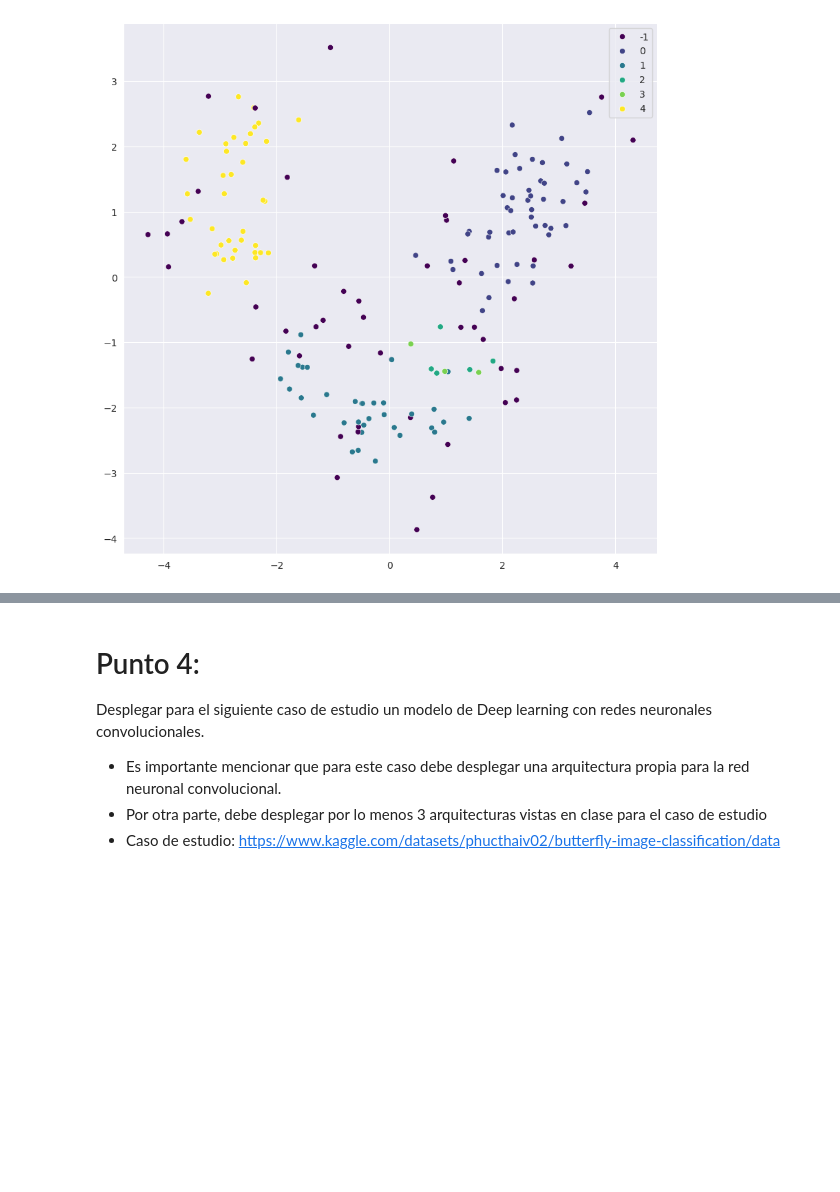
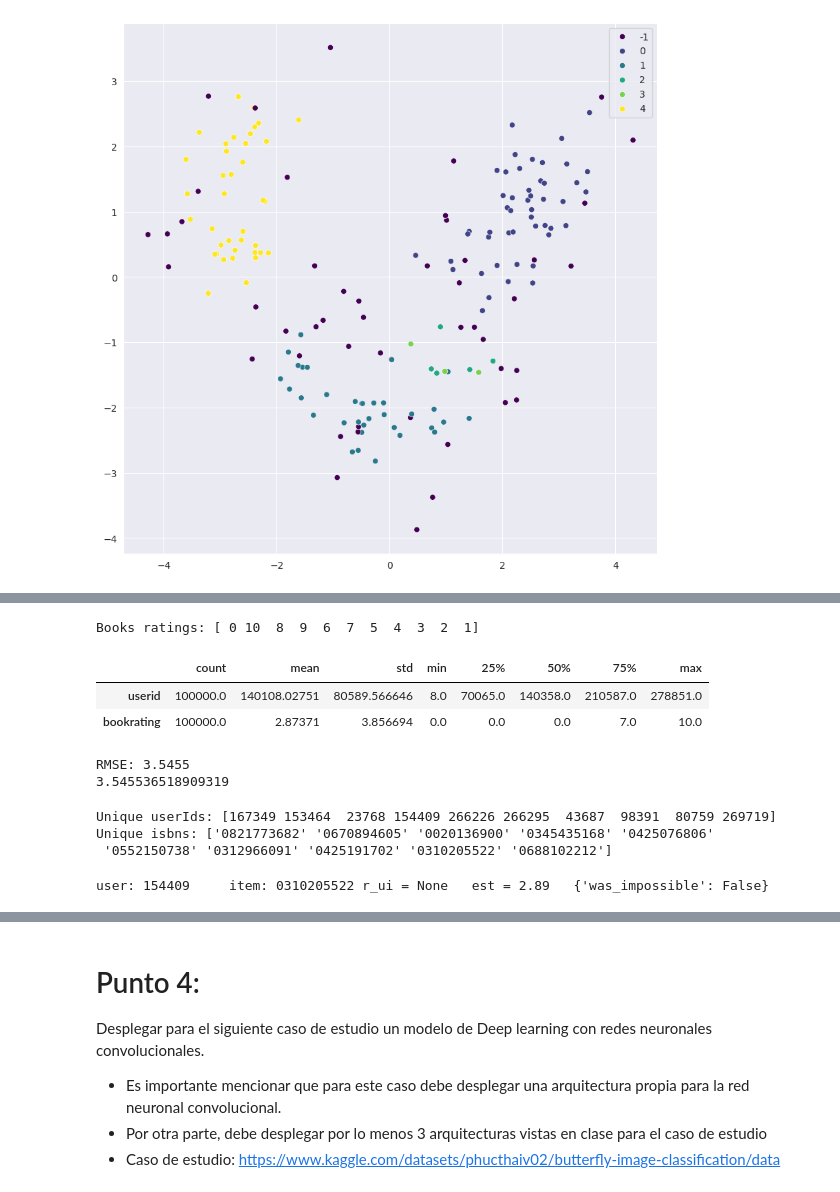
Before and after one commit to TalentoTech-IAA-2024/proyecto, a Jupyter notebook: Parte_1-3_Proyecto.ipynb, the cells around one changed output, grey strips where cells are left out. Drawn from its saved outputs; the diff is of its cells as text; code cells hidden in the pictures; blank space fills up the shorter version.

Commit message:
Punto_3: Sistemas de recomendacion

```diff
--- a/Parte_1-3_Proyecto.ipynb
+++ b/Parte_1-3_Proyecto.ipynb
@@ -671,2 +671,14 @@ Implementación de un sistema de recomendación con Scikit-surprise
 
 *   Caso de estudio: https://www.kaggle.com/datasets/arashnic/book-recommendation-dataset/data?select=Ratings.csv
+# %%
+import pandas as pd
+import numpy as np
+
+import pandas as pd
+import matplotlib.pyplot as plt
+import seaborn as sns
+
+sns.set_palette("magma")
+
+data = pd.read_csv('./data/Punto-3/Ratings.csv')
+data.info()
@@ -672,0 +696,4 @@ Implementación de un sistema de recomendación con Scikit-surprise
+# %%
+data_small = data.sample(n=100000)
+data_small.rename(columns={'User-ID': 'userid', 'ISBN': 'isbn', 'Book-Rating': 'bookrating'}, inplace=True)
+data_small.head()
@@ -672,0 +707,49 @@ Implementación de un sistema de recomendación con Scikit-surprise
+# %%
+print(f"Books ratings: {data_small['bookrating'].unique()}")
+# %% [output]
+Books ratings: [ 0 10  8  9  6  7  5  4  3  2  1]
+# %%
+data_small.describe().T
+# %% [output]
+|  | count | mean | std | min | 25% | 50% | 75% | max |
+| userid | 100000.0 | 140108.02751 | 80589.566646 | 8.0 | 70065.0 | 140358.0 | 210587.0 | 278851.0 |
+| bookrating | 100000.0 | 2.87371 | 3.856694 | 0.0 | 0.0 | 0.0 | 7.0 | 10.0 |
+# %%
+from surprise import Dataset, Reader, SVD
+from surprise import KNNBasic
+from surprise.model_selection import train_test_split
+from surprise import accuracy
+
+# reader guarda la escala de los valores que se tienen como rating
+reader = Reader(rating_scale=(0,10))
+
+data2 = Dataset.load_from_df(data_small[['userid','isbn','bookrating']],reader)
+trainset, testset = train_test_split(data2, test_size=0.20)
+
+model  = SVD()
+
+try:
+    model.fit(trainset)
+except Exception as e:
+    print(f"Error fitting model: {e}")
+
+predicciones = model.test(testset)
+print(accuracy.rmse(predicciones))
+# %% [output]
+RMSE: 3.5455
+3.545536518909319
+# %%
+# Display unique userIds and isbns
+print(f"Unique userIds: {data_small['userid'].unique()[:10]}")  # Show first 10 for brevity
+print(f"Unique isbns: {data_small['isbn'].unique()[:10]}")  # Show first 10 for brevity
+# %% [output]
+Unique userIds: [167349 153464  23768 154409 266226 266295  43687  98391  80759 269719]
+Unique isbns: ['0821773682' '0670894605' '0020136900' '0345435168' '0425076806'
+ '0552150738' '0312966091' '0425191702' '0310205522' '0688102212']
+# %%
+userId = 154409
+isbn = '0310205522'
+pred = model.predict(userId,isbn)
+print(pred)
+# %% [output]
+user: 154409     item: 0310205522 r_ui = None   est = 2.89   {'was_impossible': False}
```
Also changed, not shown: parts of 4 cells of this notebook, 1 other file.
